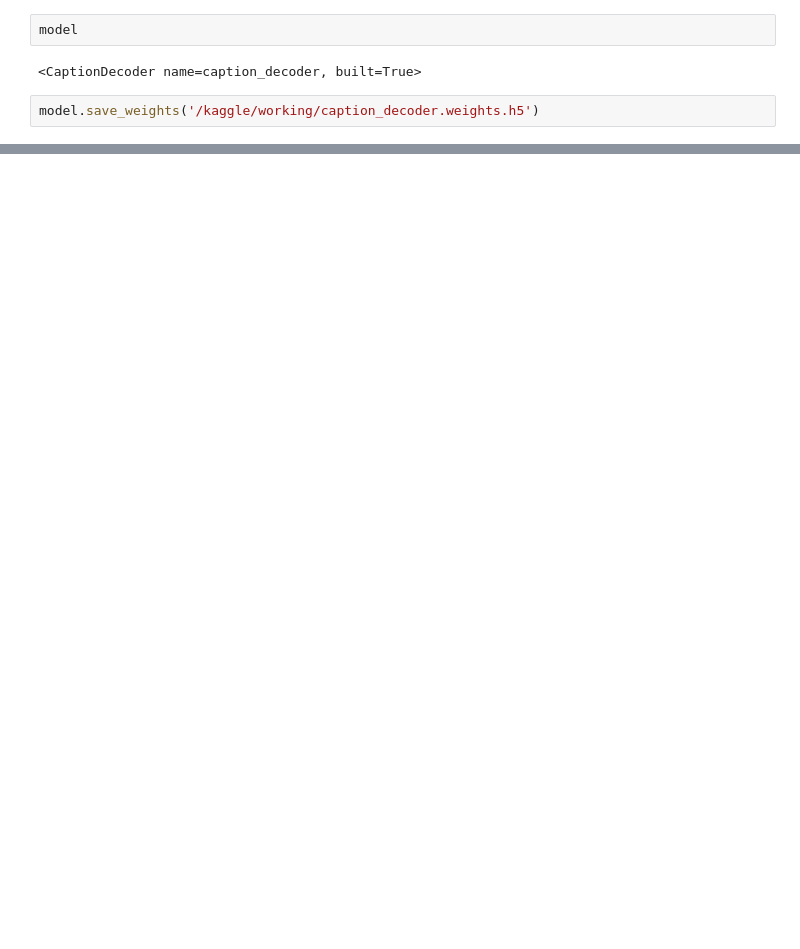
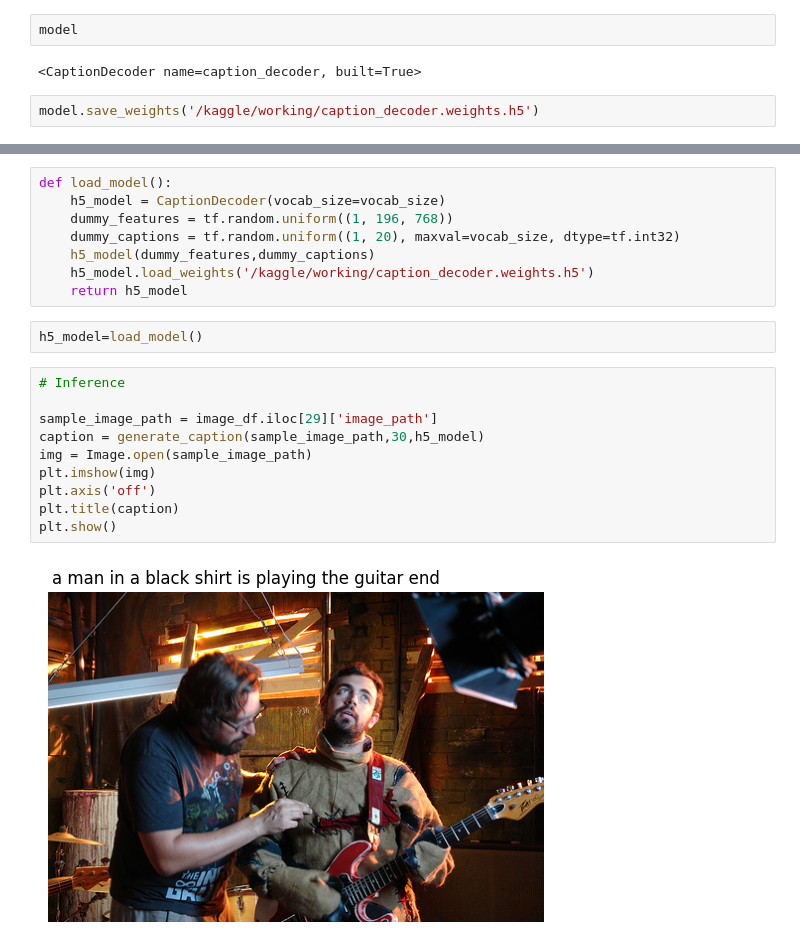
Before and after one commit to saravana3853/AThirdEye, a Jupyter notebook: an-eye-for-blind.ipynb, the cells around one changed output, grey strips where cells are left out. Cells and saved outputs as stored; diff of their text form; blank space fills up the shorter version.

Commit message:
Kaggle Notebook | An Eye For Blind | Version 2

```diff
--- a/an-eye-for-blind.ipynb
+++ b/an-eye-for-blind.ipynb
@@ -371,0 +466,22 @@ model.save_weights('/kaggle/working/caption_decoder.weights.h5')
+# %%
+def load_model():
+    h5_model = CaptionDecoder(vocab_size=vocab_size)
+    dummy_features = tf.random.uniform((1, 196, 768))
+    dummy_captions = tf.random.uniform((1, 20), maxval=vocab_size, dtype=tf.int32)
+    h5_model(dummy_features,dummy_captions)
+    h5_model.load_weights('/kaggle/working/caption_decoder.weights.h5')
+    return h5_model
+# %%
+h5_model=load_model()
+# %%
+# Inference
+
+sample_image_path = image_df.iloc[29]['image_path']
+caption = generate_caption(sample_image_path,30,h5_model)
+img = Image.open(sample_image_path)
+plt.imshow(img)
+plt.axis('off')
+plt.title(caption)
+plt.show()
+# %% [output]
+[figure, added]
```
Also changed, not shown: parts of 28 cells of this notebook.
